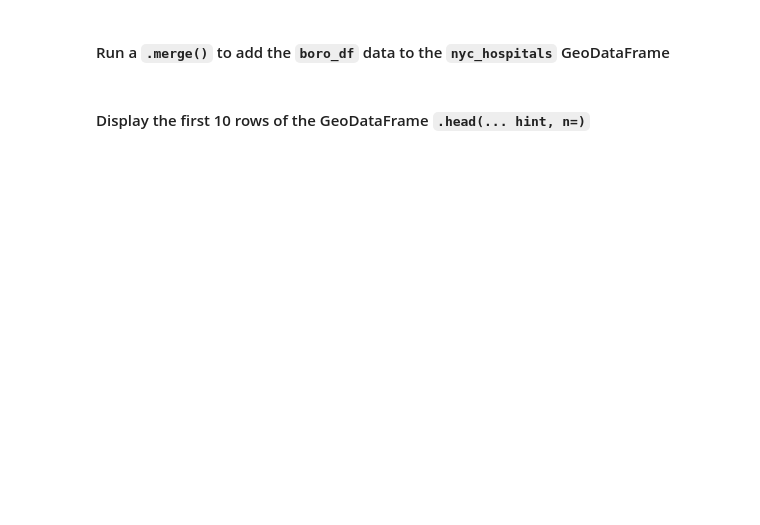
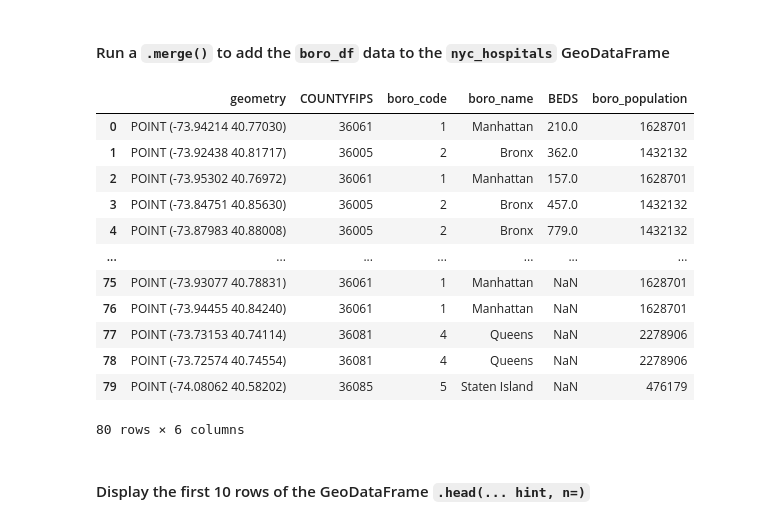
Before and after one commit to taikingm/pratt-savi-810-2020-03-assignment_02, a Jupyter notebook: assignment_02.ipynb, the cells around one changed output. Saved outputs shown, nothing was run; the diff lists cells and outputs as text; code cells hidden in the pictures; blank space fills up the shorter version.

```diff
--- a/assignment_02.ipynb
+++ b/assignment_02.ipynb
@@ -211,6 +227,22 @@ df  = df[[
     'BEDS',
     'boro_population',
 ]]  # run this block of code
+# %%
+df
+# %% [output]
+|  | geometry | COUNTYFIPS | boro_code | boro_name | BEDS | boro_population |
+| 0 | POINT (-73.94214 40.77030) | 36061 | 1 | Manhattan | 210.0 | 1628701 |
+| 1 | POINT (-73.92438 40.81717) | 36005 | 2 | Bronx | 362.0 | 1432132 |
+| 2 | POINT (-73.95302 40.76972) | 36061 | 1 | Manhattan | 157.0 | 1628701 |
+| 3 | POINT (-73.84751 40.85630) | 36005 | 2 | Bronx | 457.0 | 1432132 |
+| 4 | POINT (-73.87983 40.88008) | 36005 | 2 | Bronx | 779.0 | 1432132 |
+| ... | ... | ... | ... | ... | ... | ... |
+| 75 | POINT (-73.93077 40.78831) | 36061 | 1 | Manhattan | NaN | 1628701 |
+| 76 | POINT (-73.94455 40.84240) | 36061 | 1 | Manhattan | NaN | 1628701 |
+| 77 | POINT (-73.73153 40.74114) | 36081 | 4 | Queens | NaN | 2278906 |
+| 78 | POINT (-73.72574 40.74554) | 36081 | 4 | Queens | NaN | 2278906 |
+| 79 | POINT (-74.08062 40.58202) | 36085 | 5 | Staten Island | NaN | 476179 |
+80 rows × 6 columns
 # %% [markdown]
 #### Display the first 10 rows of the GeoDataFrame `.head(... hint, n=)`
 # %%
```
Also changed, not shown: parts of 31 cells of this notebook, 1 other file.
